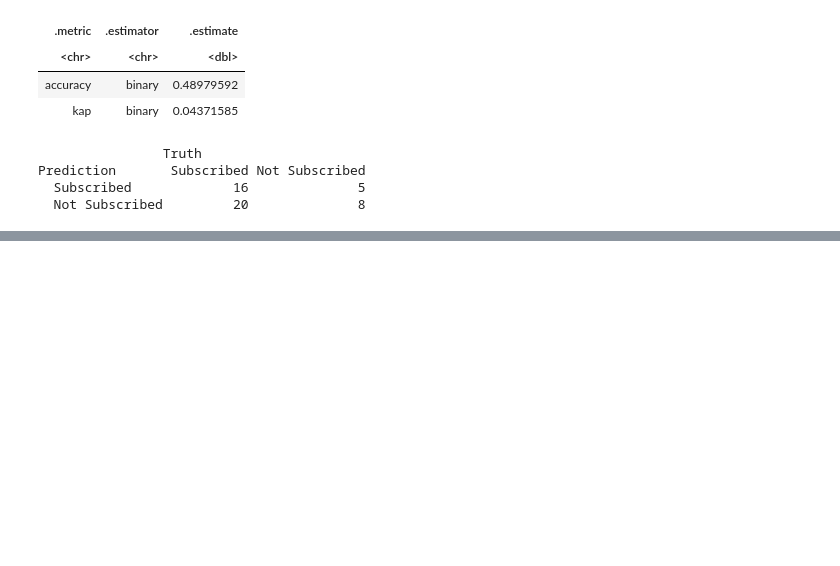
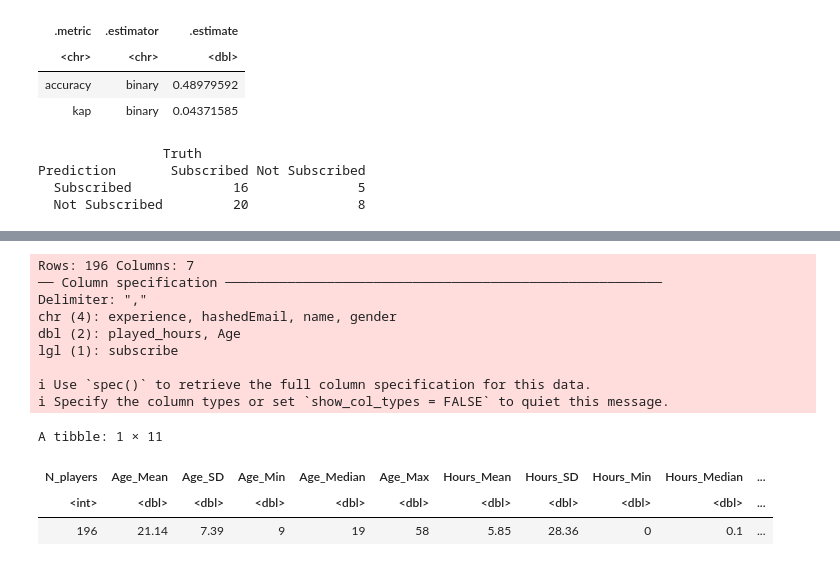
Before and after one commit to chrislee0530/group_23_project_final_report, a Jupyter notebook: group_23_project_final_report.ipynb, the cells around one changed output, grey strips where cells are left out. Drawn from its saved outputs; the diff is of its cells as text; code cells hidden in the pictures; blank space fills up the shorter version.

Commit message:
Added summary of players.csv

```diff
--- a/group_23_project_final_report.ipynb
+++ b/group_23_project_final_report.ipynb
@@ -384,0 +389,35 @@ Prediction       Subscribed Not Subscribed
+# %%
+players <- read_csv("players.csv")
+players_observations <- players |>
+    summarise(
+        #--- Dataset Observations
+        N_players = n(),                                          #Number of players
+        #--- Age Observations
+        Age_Mean = round(mean(Age, na.rm = TRUE), 2),             #Mean age to 2 sf
+        Age_SD = round(sd(Age, na.rm = TRUE), 2),                 #Standard deviation of age to 2 sf
+        Age_Min = min(Age, na.rm = TRUE),                         #Minimum Age (youngest)
+        Age_Median = median(Age, na.rm = TRUE),                   #Median age (most common)
+        Age_Max = max(Age, na.rm = TRUE),                         #Maximum age (oldest person)
+        #--- Played Hours Observations
+        Hours_Mean = round(mean(played_hours, na.rm = TRUE), 2),  #Mean amount of hours played to 2 sf
+        Hours_SD = round(sd(played_hours, na.rm = TRUE), 2),      #Standard deviation of hours played to 2 sf
+        Hours_Min = min(played_hours, na.rm = TRUE),              #Lowest playtime
+        Hours_Median = median(played_hours, na.rm = TRUE),        #Median playtime
+        Hours_Max = max(played_hours, na.rm = TRUE)               #Maximum playtime
+      )
+
+players_observations
+# %% [output]
+Rows: 196 Columns: 7
+── Column specification ────────────────────────────────────────────────────────
+Delimiter: ","
+chr (4): experience, hashedEmail, name, gender
+dbl (2): played_hours, Age
+lgl (1): subscribe
+
+ℹ Use `spec()` to retrieve the full column specification for this data.
+ℹ Specify the column types or set `show_col_types = FALSE` to quiet this message.
+A tibble: 1 × 11
+| N_players | Age_Mean | Age_SD | Age_Min | Age_Median | Age_Max | Hours_Mean | Hours_SD | Hours_Min | Hours_Median | ... |
+| <int> | <dbl> | <dbl> | <dbl> | <dbl> | <dbl> | <dbl> | <dbl> | <dbl> | <dbl> | ... |
+| 196 | 21.14 | 7.39 | 9 | 19 | 58 | 5.85 | 28.36 | 0 | 0.1 | ... |
```
Also changed, not shown: parts of 5 cells of this notebook.
